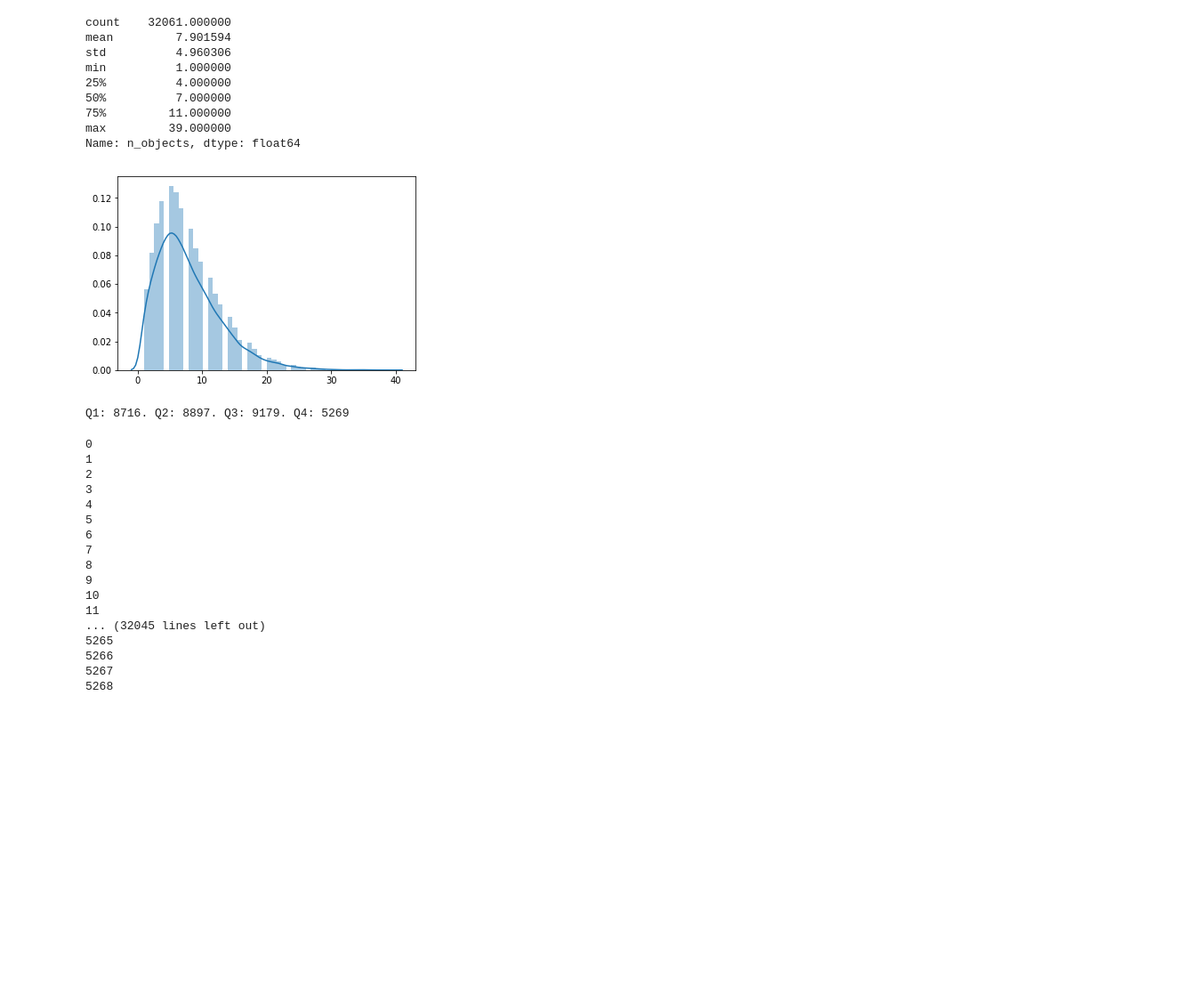
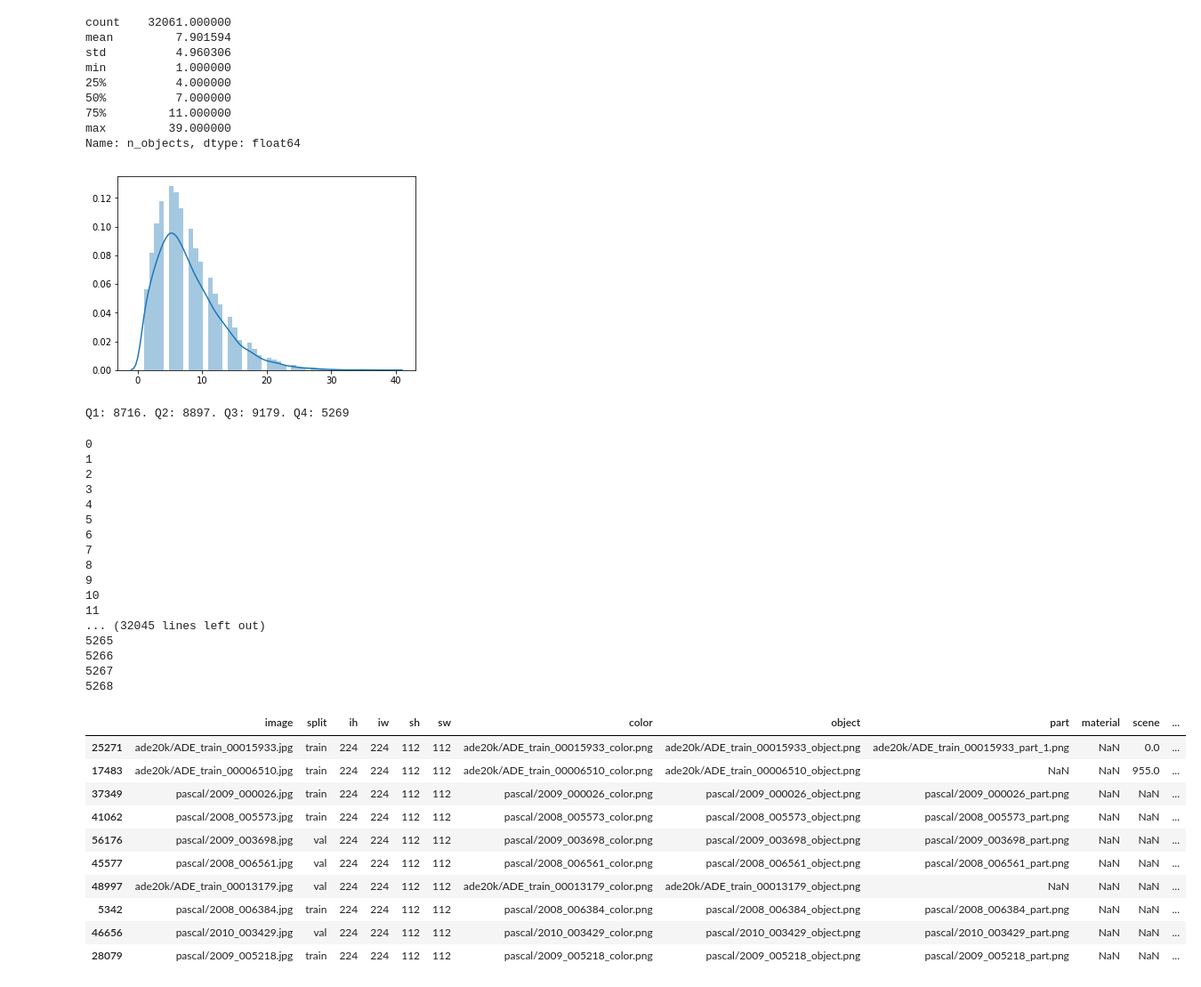
Before and after one commit to philipclaesson/InterpretableDeepLearning, a Jupyter notebook: Counting Concepts.ipynb, the cells around one changed output. Shown: that part at 89% size. Saved outputs shown, nothing was run; the diff lists cells and outputs as text; code cells hidden in the pictures; blank space fills up the shorter version.

```diff
--- a/Counting Concepts.ipynb
+++ b/Counting Concepts.ipynb
@@ -149,3 +149,17 @@ def dataSplitter():
             print(i)
             shutil.copyfile(path + row['image'], outpath + row['image'])
             shutil.copyfile(path + row["object"], outpath + row["object"])
+# %%
+q1.head(10)
+# %% [output]
+|  | image | split | ih | iw | sh | sw | color | object | part | material | scene | ... |
+| 25271 | ade20k/ADE_train_00015933.jpg | train | 224 | 224 | 112 | 112 | ade20k/ADE_train_00015933_color.png | ade20k/ADE_train_00015933_object.png | ade20k/ADE_train_00015933_part_1.png | NaN | 0.0 | ... |
+| 17483 | ade20k/ADE_train_00006510.jpg | train | 224 | 224 | 112 | 112 | ade20k/ADE_train_00006510_color.png | ade20k/ADE_train_00006510_object.png | NaN | NaN | 955.0 | ... |
+| 37349 | pascal/2009_000026.jpg | train | 224 | 224 | 112 | 112 | pascal/2009_000026_color.png | pascal/2009_000026_object.png | pascal/2009_000026_part.png | NaN | NaN | ... |
+| 41062 | pascal/2008_005573.jpg | train | 224 | 224 | 112 | 112 | pascal/2008_005573_color.png | pascal/2008_005573_object.png | pascal/2008_005573_part.png | NaN | NaN | ... |
+| 56176 | pascal/2009_003698.jpg | val | 224 | 224 | 112 | 112 | pascal/2009_003698_color.png | pascal/2009_003698_object.png | pascal/2009_003698_part.png | NaN | NaN | ... |
+| 45577 | pascal/2008_006561.jpg | val | 224 | 224 | 112 | 112 | pascal/2008_006561_color.png | pascal/2008_006561_object.png | pascal/2008_006561_part.png | NaN | NaN | ... |
+| 48997 | ade20k/ADE_train_00013179.jpg | val | 224 | 224 | 112 | 112 | ade20k/ADE_train_00013179_color.png | ade20k/ADE_train_00013179_object.png | NaN | NaN | NaN | ... |
+| 5342 | pascal/2008_006384.jpg | train | 224 | 224 | 112 | 112 | pascal/2008_006384_color.png | pascal/2008_006384_object.png | pascal/2008_006384_part.png | NaN | NaN | ... |
+| 46656 | pascal/2010_003429.jpg | val | 224 | 224 | 112 | 112 | pascal/2010_003429_color.png | pascal/2010_003429_object.png | pascal/2010_003429_part.png | NaN | NaN | ... |
+| 28079 | pascal/2009_005218.jpg | train | 224 | 224 | 112 | 112 | pascal/2009_005218_color.png | pascal/2009_005218_object.png | pascal/2009_005218_part.png | NaN | NaN | ... |
```
Also changed, not shown: 2 other files.
